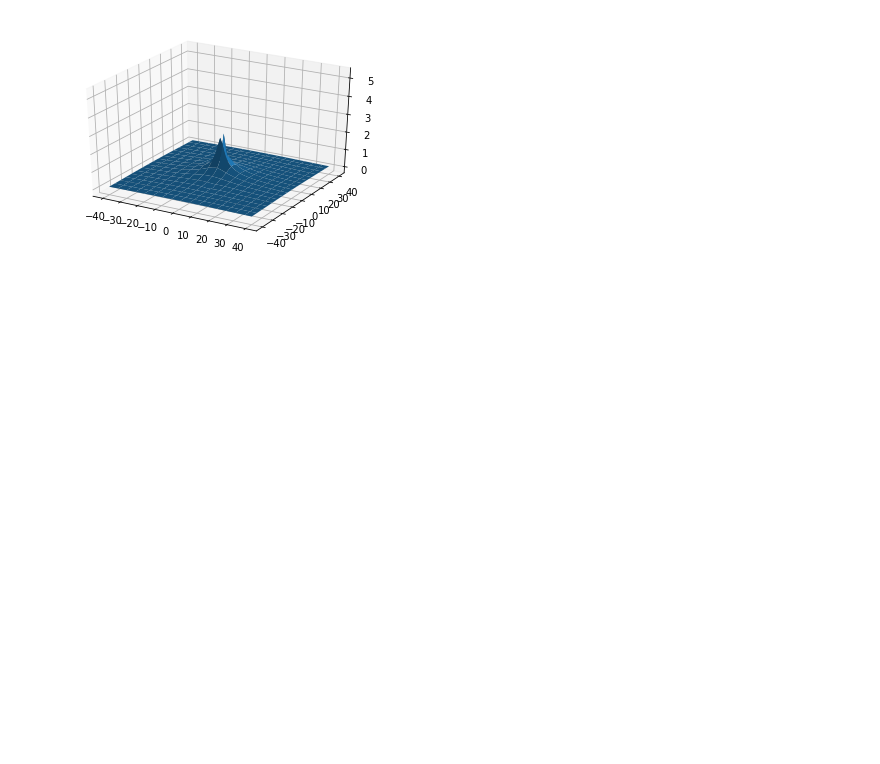
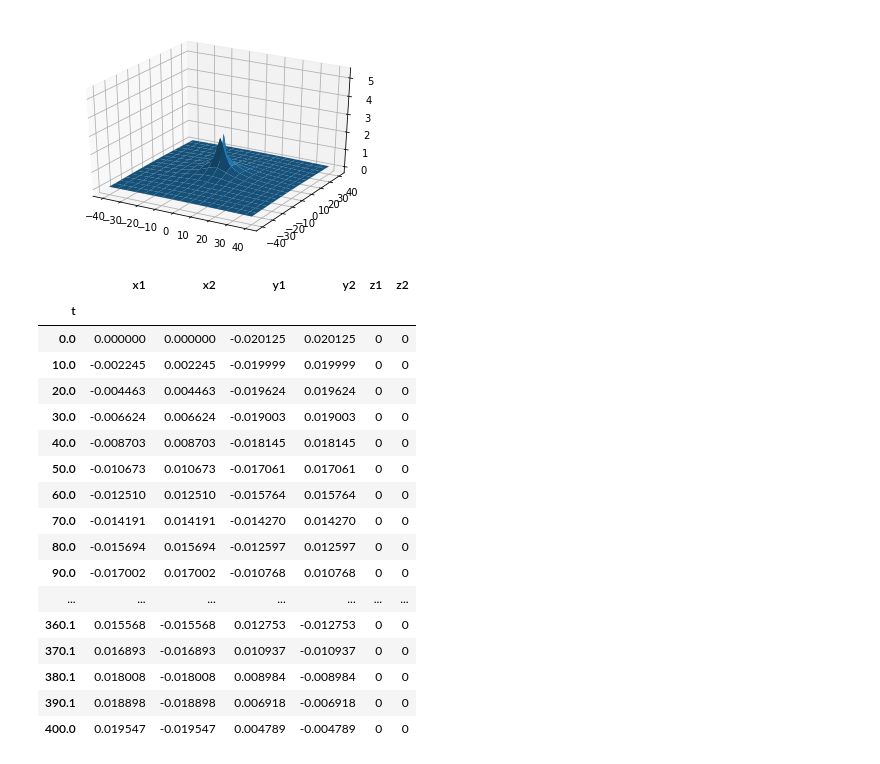
Before and after one commit to pablogalaviz/PostNewton3BP, a Jupyter notebook: utils/Analysis.ipynb, the cells around one changed output. Drawn from its saved outputs; the diff is of its cells as text; code cells hidden in the pictures; blank space fills up the shorter version.

```diff
--- a/utils/Analysis.ipynb
+++ b/utils/Analysis.ipynb
@@ -195,3 +273,24 @@ ax.plot_surface(xc, yc, np.log10(metric), rstride=4, cstride=4, linewidth=0)
 # %% [output]
 <mpl_toolkits.mplot3d.art3d.Poly3DCollection at 0x...>
 [figure]
+# %%
+df_p
+# %% [output]
+|  | x1 | x2 | y1 | y2 | z1 | z2 |
+| t |  |  |  |  |  |  |
+| 0.0 | 0.000000 | 0.000000 | -0.020125 | 0.020125 | 0 | 0 |
+| 10.0 | -0.002245 | 0.002245 | -0.019999 | 0.019999 | 0 | 0 |
+| 20.0 | -0.004463 | 0.004463 | -0.019624 | 0.019624 | 0 | 0 |
+| 30.0 | -0.006624 | 0.006624 | -0.019003 | 0.019003 | 0 | 0 |
+| 40.0 | -0.008703 | 0.008703 | -0.018145 | 0.018145 | 0 | 0 |
+| 50.0 | -0.010673 | 0.010673 | -0.017061 | 0.017061 | 0 | 0 |
+| 60.0 | -0.012510 | 0.012510 | -0.015764 | 0.015764 | 0 | 0 |
+| 70.0 | -0.014191 | 0.014191 | -0.014270 | 0.014270 | 0 | 0 |
+| 80.0 | -0.015694 | 0.015694 | -0.012597 | 0.012597 | 0 | 0 |
+| 90.0 | -0.017002 | 0.017002 | -0.010768 | 0.010768 | 0 | 0 |
+| ... | ... | ... | ... | ... | ... | ... |
+| 360.1 | 0.015568 | -0.015568 | 0.012753 | -0.012753 | 0 | 0 |
+| 370.1 | 0.016893 | -0.016893 | 0.010937 | -0.010937 | 0 | 0 |
+| 380.1 | 0.018008 | -0.018008 | 0.008984 | -0.008984 | 0 | 0 |
+| 390.1 | 0.018898 | -0.018898 | 0.006918 | -0.006918 | 0 | 0 |
+| 400.0 | 0.019547 | -0.019547 | 0.004789 | -0.004789 | 0 | 0 |
```
Also changed, not shown: parts of 12 cells of this notebook, 2 other files.
